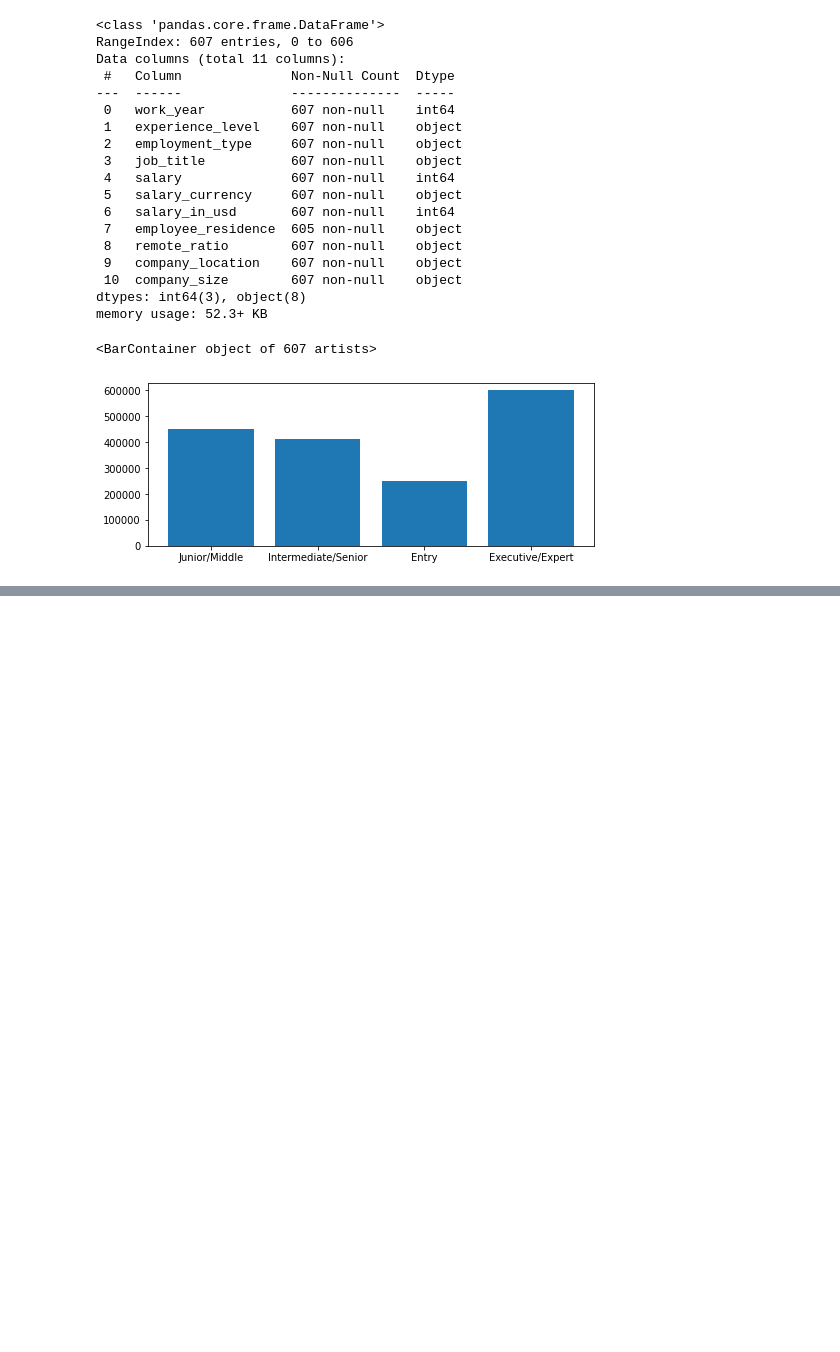
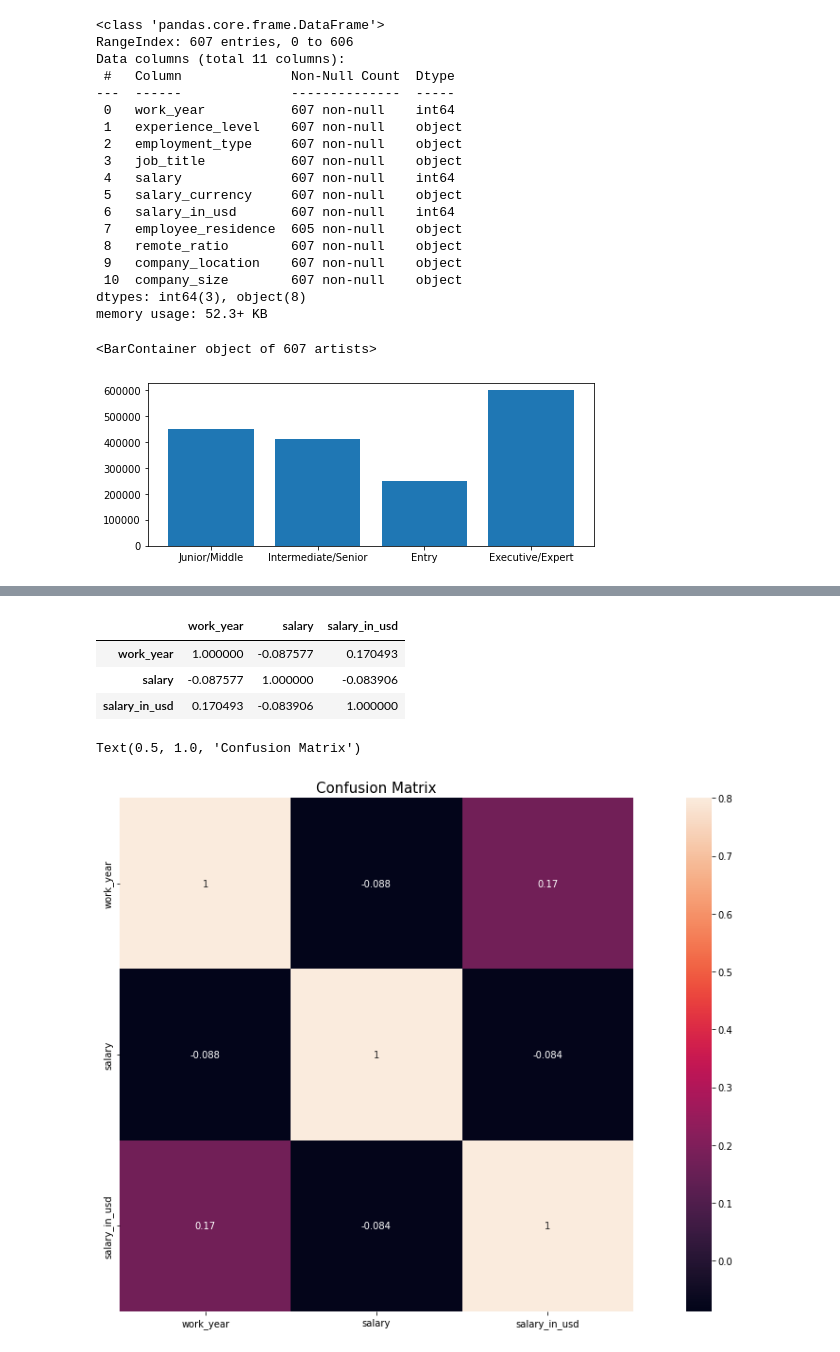
Before and after one commit to EgorCry/Deep_Learning_Playground, a Jupyter notebook: Datasets/Job Salaries/JobSalaries.ipynb, the cells around one changed output, grey strips where cells are left out. Cells and saved outputs as stored; diff of their text form; code cells hidden in the pictures; blank space fills up the shorter version.

```diff
--- a/Datasets/Job Salaries/JobSalaries.ipynb
+++ b/Datasets/Job Salaries/JobSalaries.ipynb
@@ -316,0 +398,14 @@ file.employee_residence = file['employee_residence'].map(d_ISO3166)
+# %%
+file.corr()
+# %% [output]
+|  | work_year | salary | salary_in_usd |
+| work_year | 1.000000 | -0.087577 | 0.170493 |
+| salary | -0.087577 | 1.000000 | -0.083906 |
+| salary_in_usd | 0.170493 | -0.083906 | 1.000000 |
+# %%
+fig, ax = plt.subplots(figsize=(20, 10))
+sns.heatmap(file.corr(), vmax = 0.8, square=True, annot=True)
+plt.title('Confusion Matrix', fontsize=15)
+# %% [output]
+Text(0.5, 1.0, 'Confusion Matrix')
+[figure, added]
```
Also changed, not shown: parts of 8 cells of this notebook.
